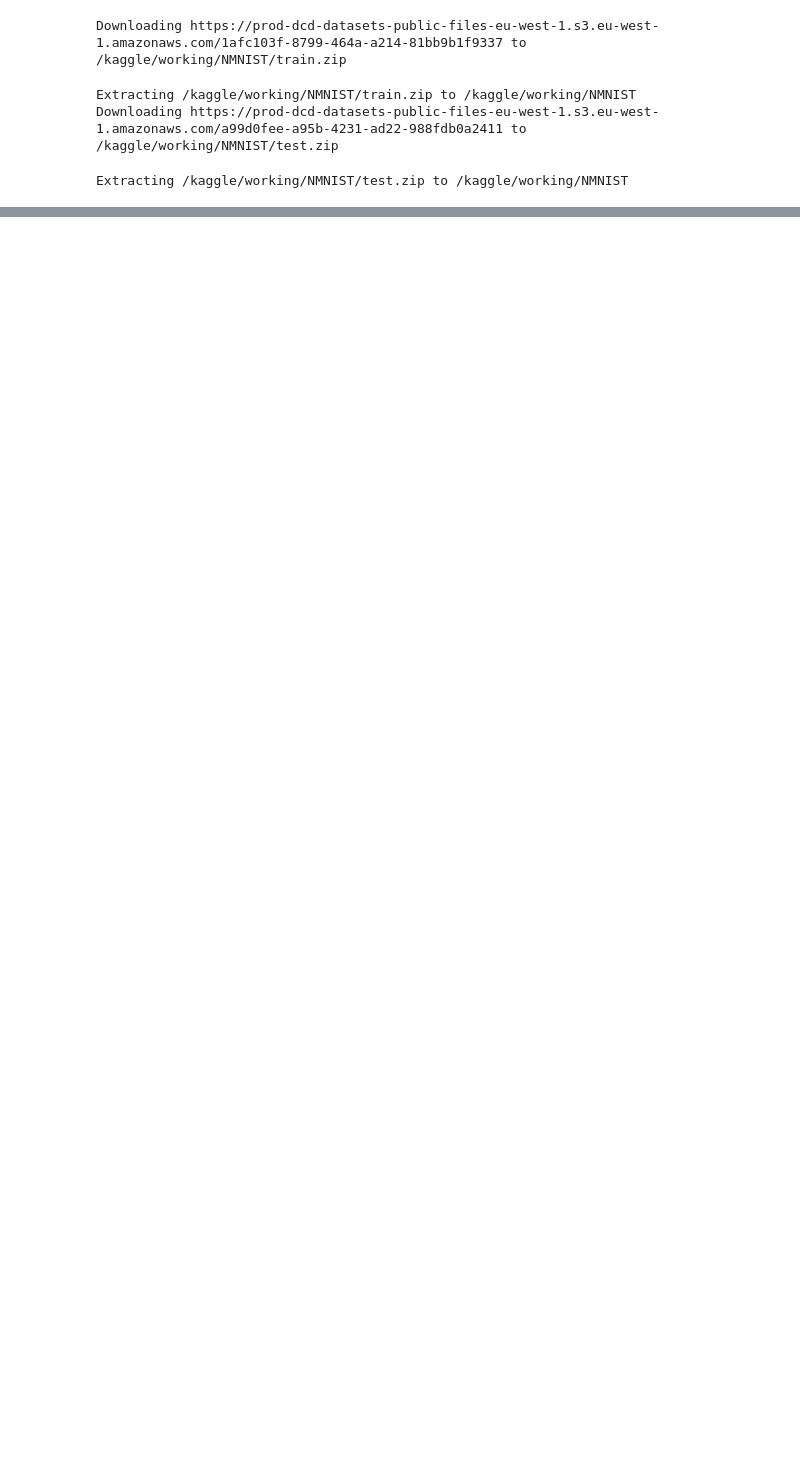
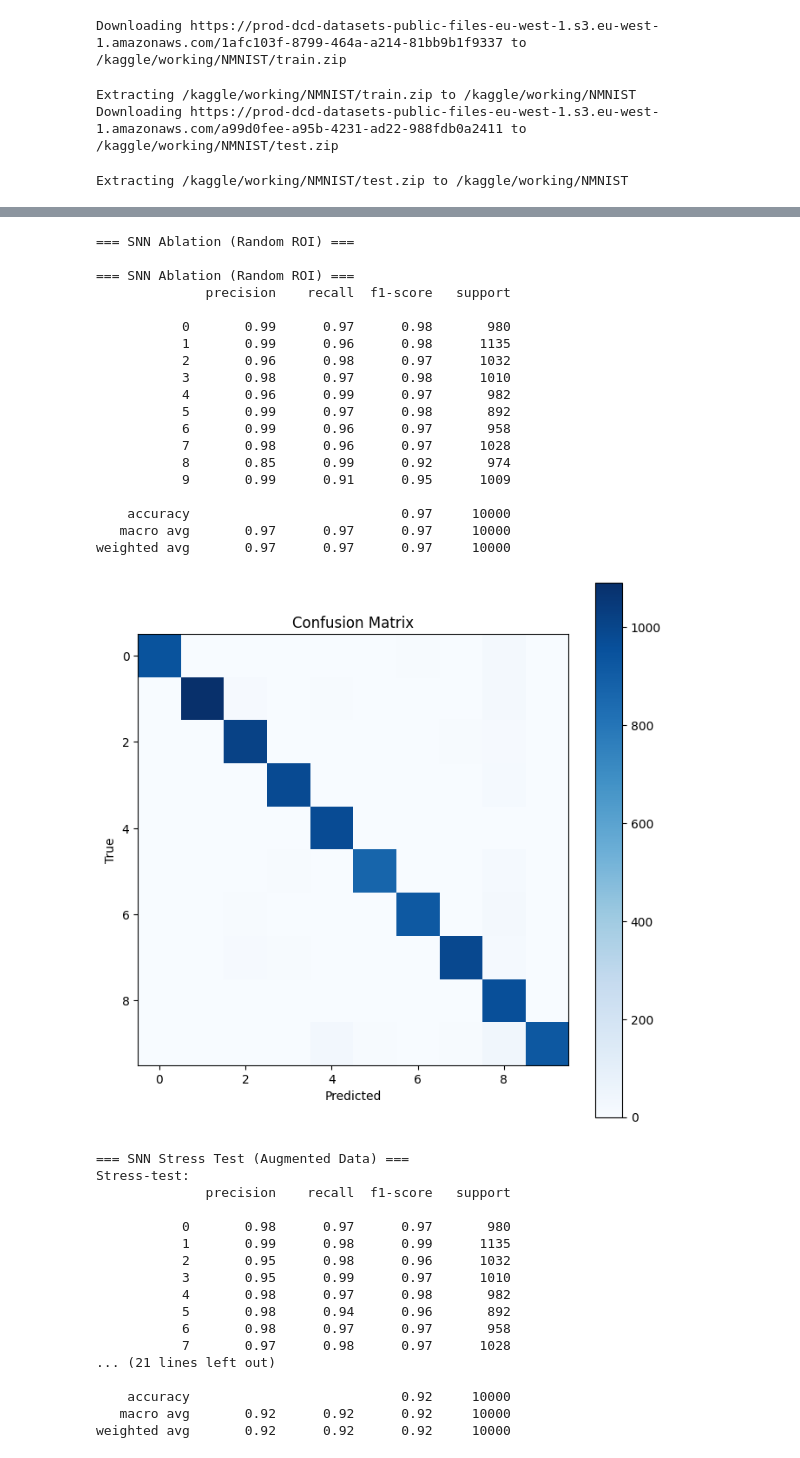
Before and after one commit to chiragtolani/Bio-Inspired-Computer-Vision, a Jupyter notebook: predictive-roi-filtering-using-snn.ipynb, the cells around one changed output, grey strips where cells are left out. Saved outputs shown, nothing was run; the diff lists cells and outputs as text; code cells hidden in the pictures; blank space fills up the shorter version.

```diff
--- a/predictive-roi-filtering-using-snn.ipynb
+++ b/predictive-roi-filtering-using-snn.ipynb
@@ -500,0 +743,59 @@ Early stopping at epoch 4
+# %%
+# Cell: Ablation and Stress Tests
+# --------------------------------
+# ROI ablation (random masks) on SNN
+print("\n=== SNN Ablation (Random ROI) ===")
+ablation_test(test_loader)
+
+# Data augmentation stress-test on SNN
+print("\n=== SNN Stress Test (Augmented Data) ===")
+stress_test(model, predictor, test_loader)
+
+# CNN stress-test (reuse augment function)
+print("\n=== CNN Stress Test (Augmented Data) ===")
+# simple augment then evaluate
+all_true, all_pred = [], []
+with torch.no_grad():
+    for vox, labels in test_loader:
+        vox_aug = augment_event_tensor(vox)
+        preds = cnn_model(vox_aug.float().to(device)).argmax(1).cpu().tolist()
+        all_pred.extend(preds); all_true.extend(labels.tolist())
+print(classification_report(all_true, all_pred, zero_division=0))
+# %% [output]
+=== SNN Ablation (Random ROI) ===
+
+=== SNN Ablation (Random ROI) ===
+              precision    recall  f1-score   support
+
+           0       0.99      0.97      0.98       980
+           1       0.99      0.96      0.98      1135
+           2       0.96      0.98      0.97      1032
+           3       0.98      0.97      0.98      1010
+           4       0.96      0.99      0.97       982
+           5       0.99      0.97      0.98       892
+           6       0.99      0.96      0.97       958
+           7       0.98      0.96      0.97      1028
+           8       0.85      0.99      0.92       974
+           9       0.99      0.91      0.95      1009
+
+    accuracy                           0.97     10000
+   macro avg       0.97      0.97      0.97     10000
+weighted avg       0.97      0.97      0.97     10000
+[figure, added]
+=== SNN Stress Test (Augmented Data) ===
+Stress-test:
+              precision    recall  f1-score   support
+
+           0       0.98      0.97      0.97       980
+           1       0.99      0.98      0.99      1135
+           2       0.95      0.98      0.96      1032
+           3       0.95      0.99      0.97      1010
+           4       0.98      0.97      0.98       982
+           5       0.98      0.94      0.96       892
+           6       0.98      0.97      0.97       958
+           7       0.97      0.98      0.97      1028
+... (21 lines left out)
+
+    accuracy                           0.92     10000
+   macro avg       0.92      0.92      0.92     10000
+weighted avg       0.92      0.92      0.92     10000
```
Also changed, not shown: parts of 9 cells of this notebook.
